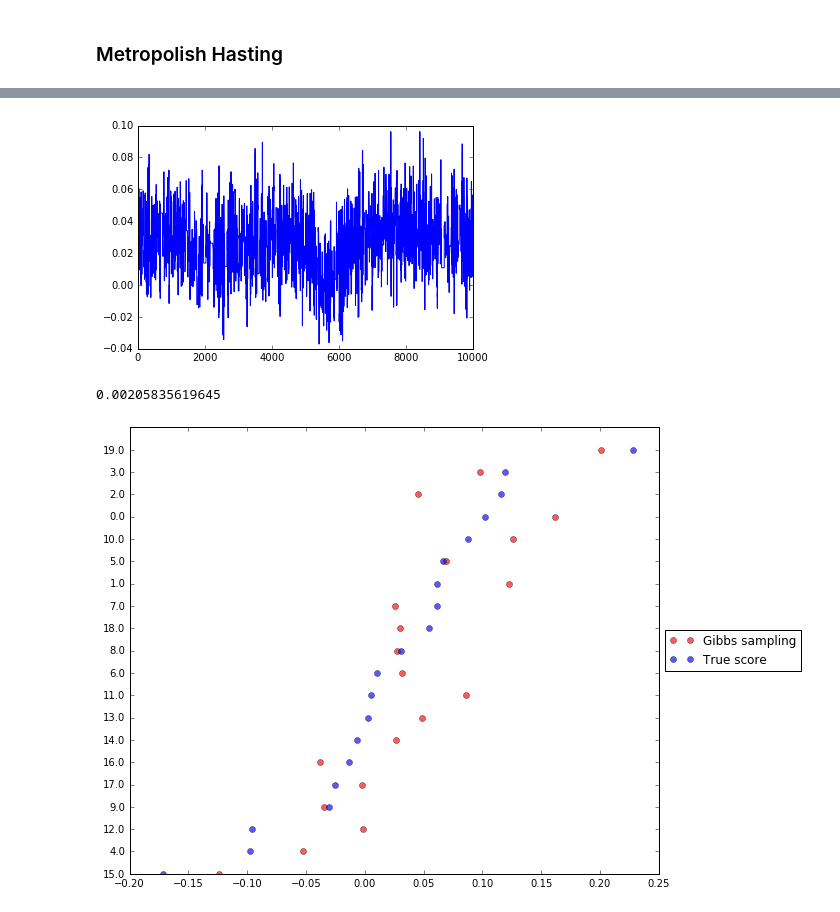
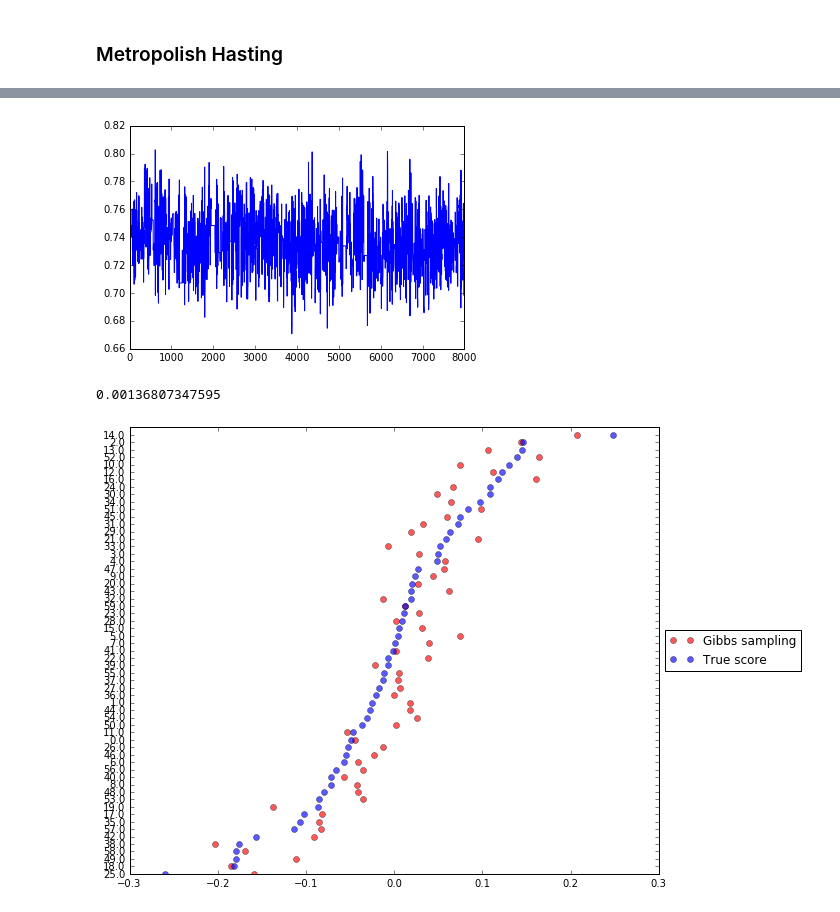
Before and after one commit to TomMalow/pymcmodels, a Jupyter notebook: Model iterations/Metropolish-Hasting.ipynb, the cells around one changed output, grey strips where cells are left out. Drawn from its saved outputs; the diff is of its cells as text; code cells hidden in the pictures.

```diff
--- a/Model iterations/Metropolish-Hasting.ipynb
+++ b/Model iterations/Metropolish-Hasting.ipynb
@@ -110,2 +128,24 @@ assignment_data_true.grade_handins(5)
+# %%
+handins_data = list()
+
+for i in xrange(60,120):
+    t_mu = random_limit(T_mu)
+    h = handin('%i' % i, graders_data[i-60], t_mu, T_tau.random())
+    handins_data.append(h)
+
+assignment_data_2 = assignment(handins_data,graders_data)
+assignment_data_2.grade_handins(5)
+course.add_assignment(assignment_data_2)
+# %%
+handins_data = list()
+
+for i in xrange(120,180):
+    t_mu = random_limit(T_mu)
+    h = handin('%i' % i, graders_data[i-120], t_mu, T_tau.random())
+    handins_data.append(h)
+
+assignment_data_3 = assignment(handins_data,graders_data)
+assignment_data_3.grade_handins(5)
+course.add_assignment(assignment_data_3)
 # %% [markdown]
 ### Metropolish Hasting
@@ -194,14 +222,14 @@ def gibbs_model(data):
 
     # Gibbs sampling
 
-    burn_in = 0  # warm-up steps
-    samples = 10000 # Gibbs sampling steps
+    burn_in = 4000  # warm-up steps
+    samples = 8000 # Gibbs sampling steps
 
-    def ensure_postive(mean,sd):
-        r_ = np.random.normal(mean,sd)
-        while r_ <= 0:
-            r_ = np.random.normal(mean,sd)
-        return r_
+#    def ensure_postive(mean,sd):
+#        r_ = np.random.normal(mean,sd)
+#        while r_ <= 0:
+#            r_ = np.random.normal(mean,sd)
+#        return r_
 
     # Tracers initialising
     trace_u_h = defaultdict(list)
@@ -223,7 +251,7 @@ def gibbs_model(data):
             handin = data.handins[str(h)]
             # Propose new candidates
             u_h_c = np.random.normal(u_h[h],0.1)
-            t_h_c = ensure_postive(t_h[h],0.1)
+            t_h_c = np.random.normal(t_h[h],0.1)
             #draw from gamma
             p_ = prop_u_t_h(handin,u_h_c,t_h_c)
             alpha = min(1,p_-log_h[h])
@@ -238,7 +266,7 @@ def gibbs_model(data):
             grader = data.graders[str(g)]
             # Propose new candidates
             u_g_c = np.random.normal(u_g[g],0.1)
-            t_g_c = ensure_postive(t_g[g],0.1)
+            t_g_c = np.random.normal(t_g[g],0.1)
             #draw from gamma
             p_ = prop_u_t_g(grader,g,u_g_c,t_g_c)
             alpha = min(1,p_-log_g[g])
@@ -268,5 +296,5 @@ def gibbs_model(data):
 
     return traces
 # %%
-traces = gibbs_model(assignment_data_true)
+traces = gibbs_model(course)
 # %% [output]
@@ -275,8 +303,8 @@ Wall time: 40.413061
 # %%
-plt.plot(traces['u_g'][7])
+plt.plot(traces['u_h'][6])
 plt.show()
 # %% [output]
-[figure, old version]
+[figure, new version]
 # %%
 def plot_scores(scores):
     ax = plt.subplot(111)
@@ -296,11 +324,11 @@ def plot_scores(scores):
     plt.legend(loc='center left', bbox_to_anchor=(1, 0.5))
 # %%
 scores = list()
-for name, g in assignment_data_true.graders.iteritems():
+for name, g in course.graders.iteritems():
     scores.append((float(g.bias_mean),np.mean(traces['u_g'][int(name)]),name))
 plot_scores(scores)
 # %% [output]
-0.00205835619645
+0.00136807347595
-[figure, old version]
+[figure, new version]
 # %%
 scores = list()
```
Also changed, not shown: parts of 13 cells of this notebook, 2 other files.
